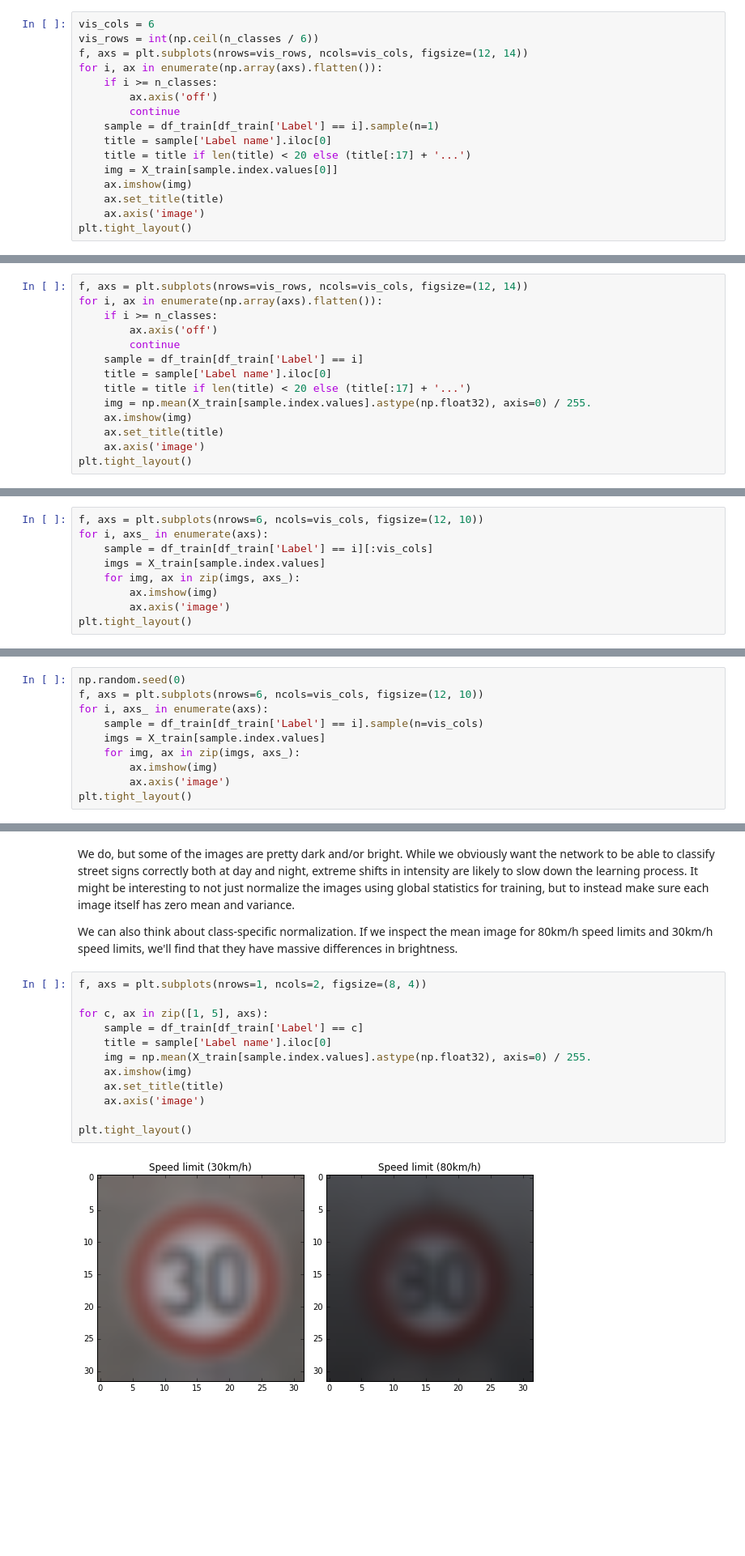
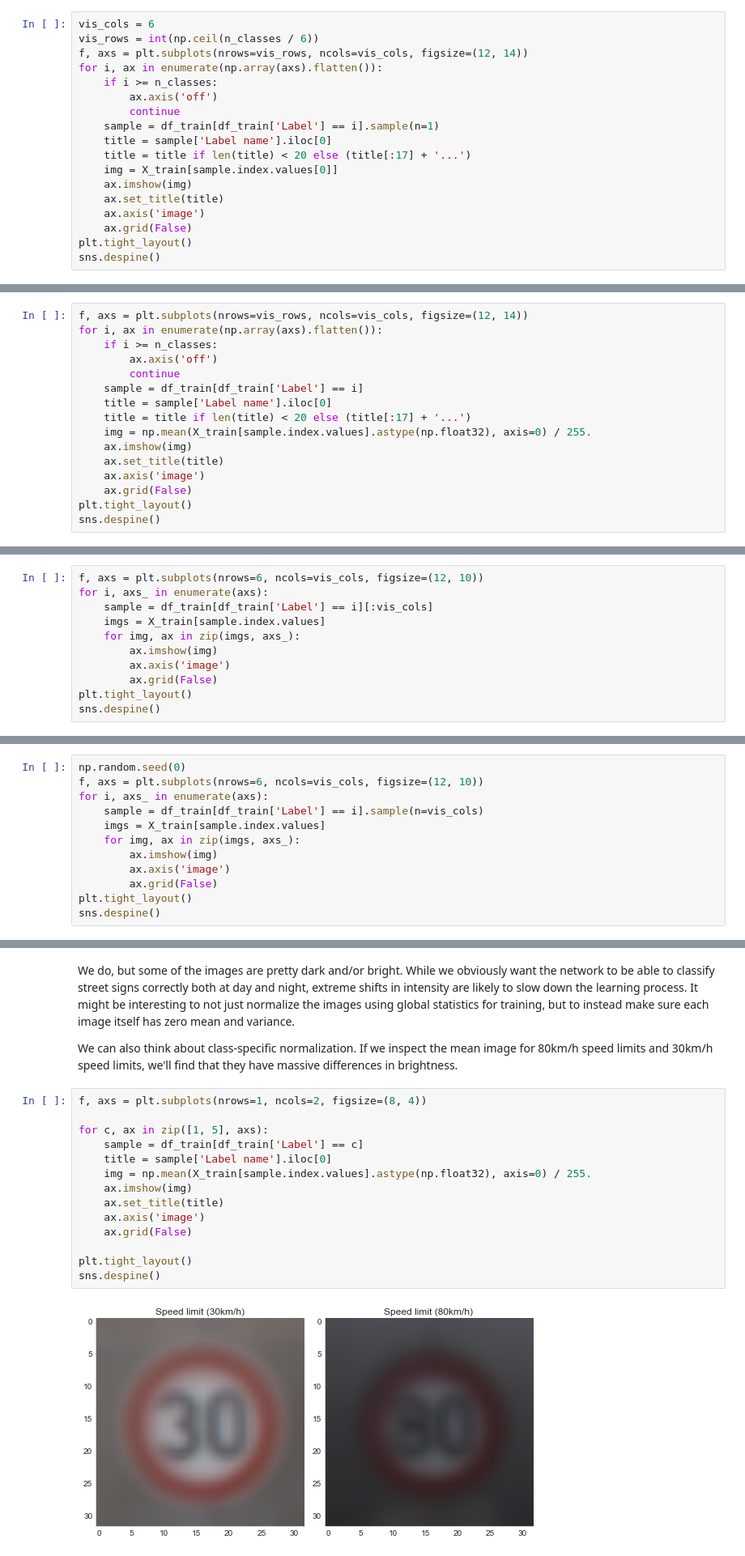
Before and after one commit to sunsided/CarND-Traffic-Sign-Classifier-Project, a Jupyter notebook: Traffic_Sign_Classifier.ipynb, the cells around one changed output, grey strips where cells are left out. Shown at 81% size. Saved outputs shown, nothing was run; the diff lists cells and outputs as text; blank space fills up the shorter version.

```diff
--- a/Traffic_Sign_Classifier.ipynb
+++ b/Traffic_Sign_Classifier.ipynb
@@ -203,5 +219,7 @@ for i, ax in enumerate(np.array(axs).flatten()):
     ax.imshow(img)
     ax.set_title(title)
     ax.axis('image')
+    ax.grid(False)
 plt.tight_layout()
+sns.despine()
 # %% [output]
@@ -221,5 +239,7 @@ for i, ax in enumerate(np.array(axs).flatten()):
     ax.imshow(img)
     ax.set_title(title)
     ax.axis('image')
+    ax.grid(False)
 plt.tight_layout()
+sns.despine()
 # %% [output]
@@ -234,5 +254,7 @@ for i, axs_ in enumerate(axs):
     for img, ax in zip(imgs, axs_):
         ax.imshow(img)
         ax.axis('image')
+        ax.grid(False)
 plt.tight_layout()
+sns.despine()
 # %% [output]
@@ -253,5 +275,7 @@ for i, axs_ in enumerate(axs):
     for img, ax in zip(imgs, axs_):
         ax.imshow(img)
         ax.axis('image')
+        ax.grid(False)
 plt.tight_layout()
+sns.despine()
 # %% [output]
@@ -267,16 +291,18 @@ We can also think about class-specific normalization. If we inspect the mean ima
 # %%
 f, axs = plt.subplots(nrows=1, ncols=2, figsize=(8, 4))
 
 for c, ax in zip([1, 5], axs):
     sample = df_train[df_train['Label'] == c]
     title = sample['Label name'].iloc[0]
     img = np.mean(X_train[sample.index.values].astype(np.float32), axis=0) / 255.
     ax.imshow(img)
     ax.set_title(title)
     ax.axis('image')
+    ax.grid(False)
 
 plt.tight_layout()
+sns.despine()
 # %% [output]
-[figure, old version]
+[figure, new version]
 # %% [markdown]
 By this difference alone a classifier might be tempted to judge differently, especially given that both numbers appear to be quite similar.
```
Also changed, not shown: parts of 82 cells of this notebook, 6 other files.
